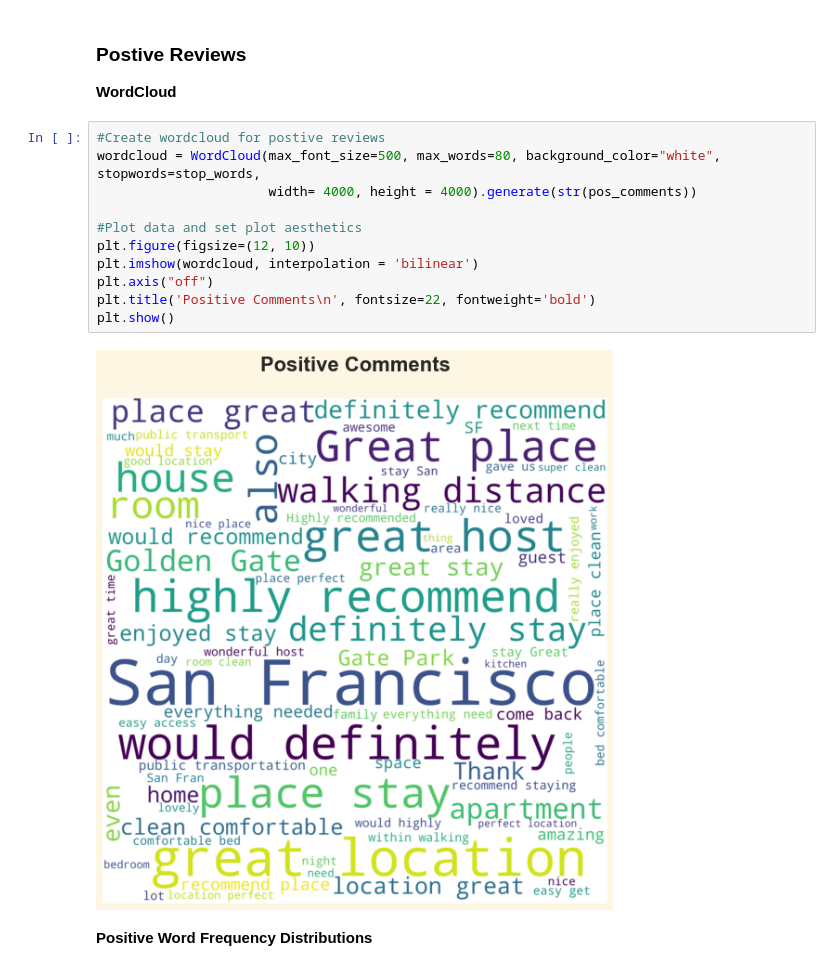
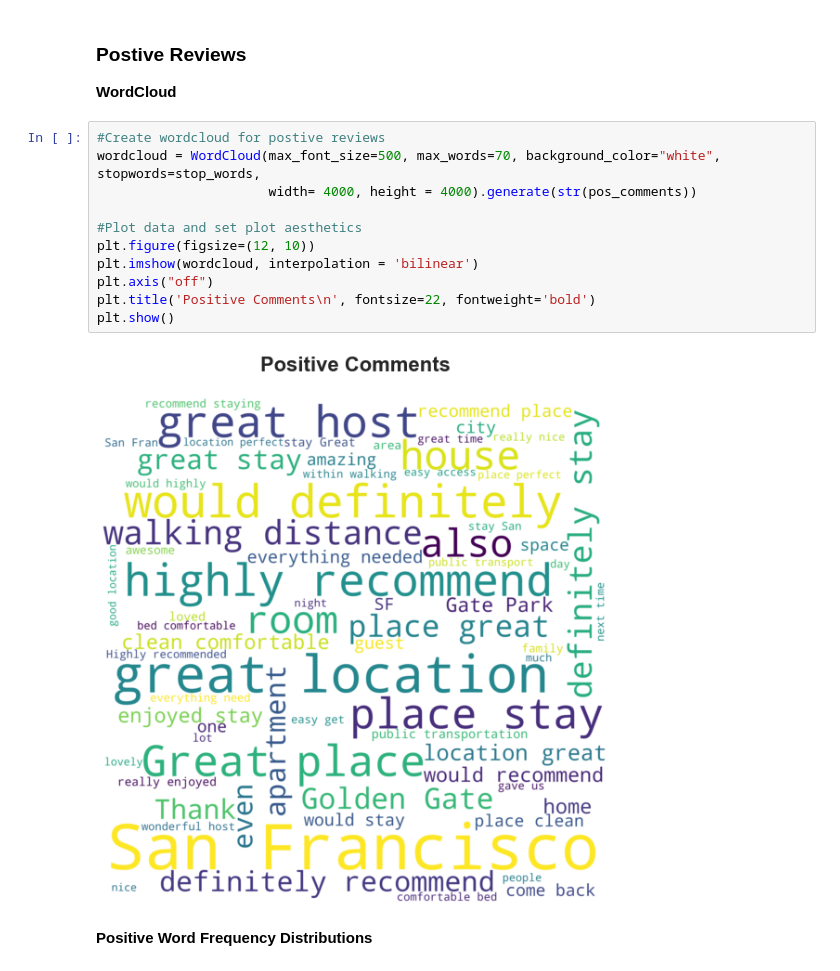
Before and after one commit to KishenSharma6/Airbnb-Analysis, a Jupyter notebook: Project Codes/05. Modeling/2020_0207_Reviews_NLP.ipynb, the cells around one changed output. Cells and saved outputs as stored; diff of their text form.

```diff
--- a/Project Codes/05. Modeling/2020_0207_Reviews_NLP.ipynb
+++ b/Project Codes/05. Modeling/2020_0207_Reviews_NLP.ipynb
@@ -131,17 +152,17 @@ from yellowbrick.text.freqdist import FreqDistVisualizer
 **WordCloud**
 # %%
 #Create wordcloud for postive reviews
-wordcloud = WordCloud(max_font_size=500, max_words=80, background_color="white", stopwords=stop_words,
+wordcloud = WordCloud(max_font_size=500, max_words=70, background_color="white", stopwords=stop_words,
                       width= 4000, height = 4000).generate(str(pos_comments))
 
 #Plot data and set plot aesthetics
 plt.figure(figsize=(12, 10))
 plt.imshow(wordcloud, interpolation = 'bilinear')
 plt.axis("off")
 plt.title('Positive Comments\n', fontsize=22, fontweight='bold')
 plt.show()
 # %% [output]
-[figure, old version]
+[figure, new version]
 # %% [markdown]
 **Positive Word Frequency Distributions**
 # %%
```
Also changed, not shown: parts of 9 cells of this notebook, 1 other file.
